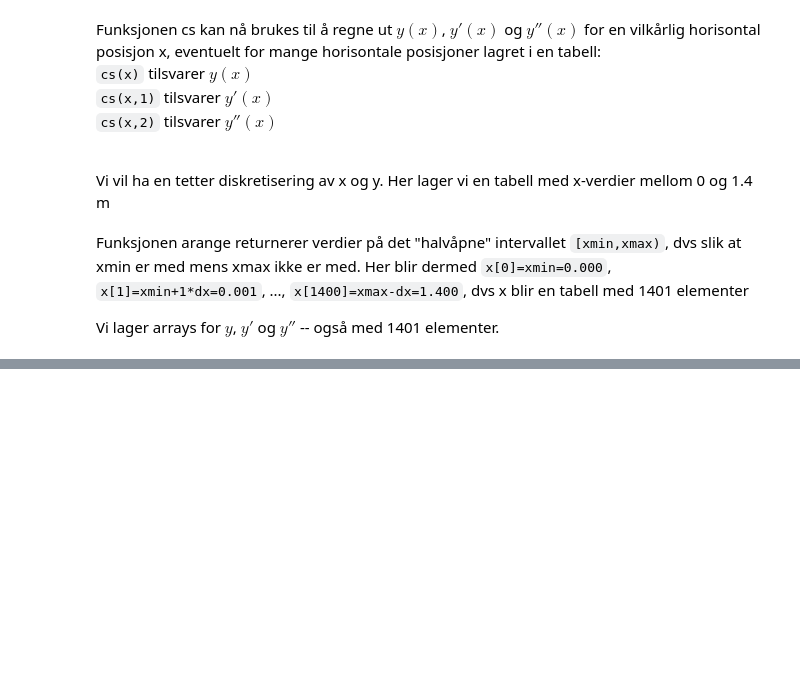
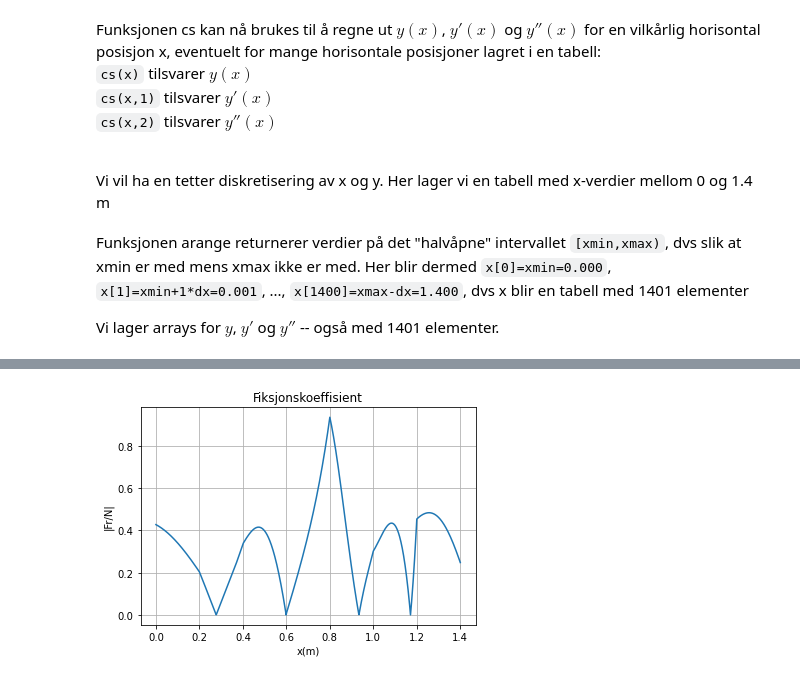
Before and after one commit to AdmiralDuckins/Fysikk-lab, a Jupyter notebook: cubicspline (1).ipynb, the cells around one changed output, grey strips where cells are left out. Cells and saved outputs as stored; diff of their text form; code cells hidden in the pictures; blank space fills up the shorter version.

```diff
--- a/cubicspline (1).ipynb
+++ b/cubicspline (1).ipynb
@@ -301,3 +450,12 @@ f_e = M*a_e+ M*g*np.sin(beta_e[1:-1])
+# %%
+plt.plot(x, abs(f/N))
+plt.title("Fiksjonskoeffisient")
+plt.xlabel("x(m)")
+plt.ylabel("|Fr/N|")
+plt.grid()
+plt.show()
+# %% [output]
+[figure, added]
 # %%
 plt.plot(tid, v, label = "Numerisk")
 plt.plot(t_e, v_e, label = "Eksperimentell")
```
Also changed, not shown: parts of 48 cells of this notebook.
